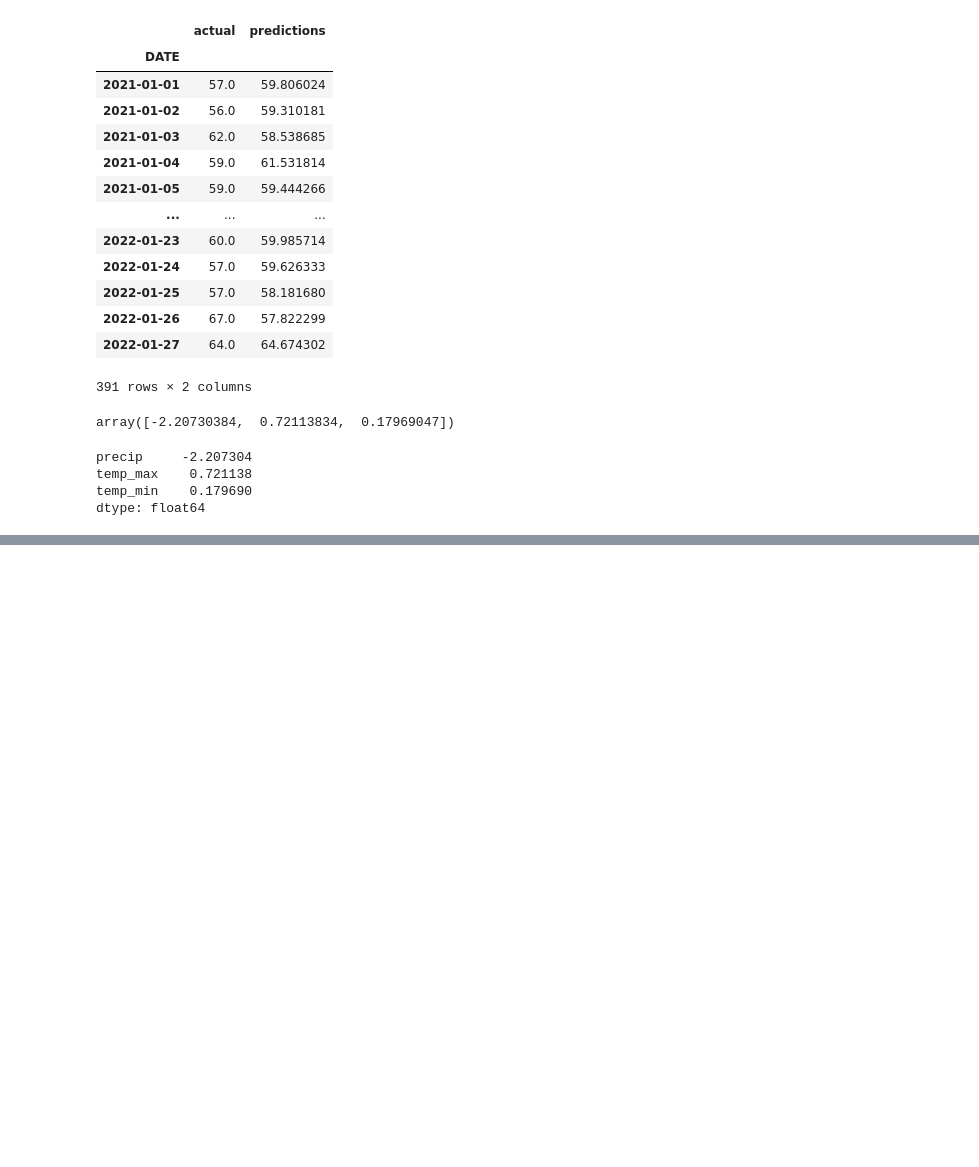
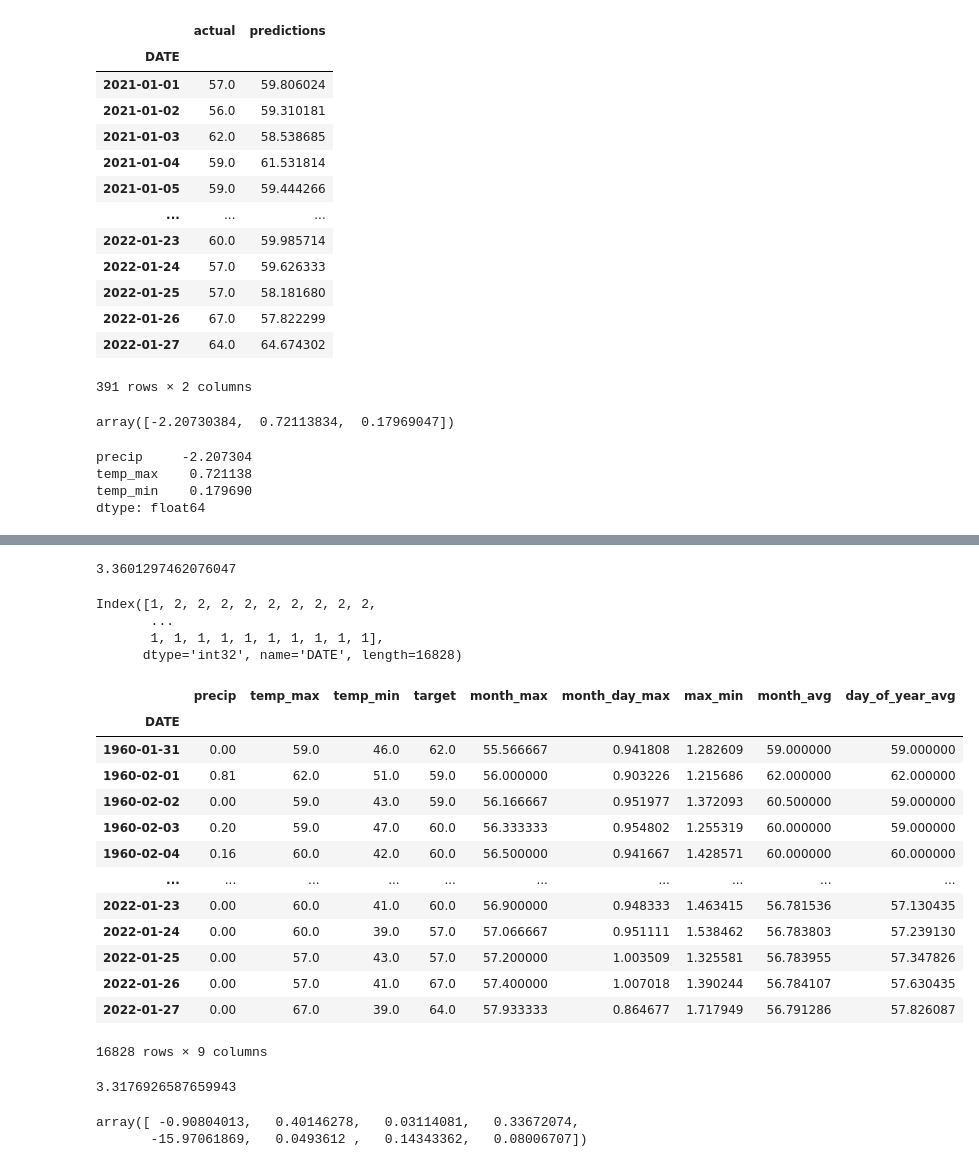
Before and after one commit to SkylarHuang55/Machine-Learning-Projects, a Jupyter notebook: Weather Prediction/Weather Prediction.ipynb, the cells around one changed output, grey strips where cells are left out. Saved outputs shown, nothing was run; the diff lists cells and outputs as text; code cells hidden in the pictures; blank space fills up the shorter version.

Commit message:
Weather Prediction Project Update

```diff
--- a/Weather Prediction/Weather Prediction.ipynb
+++ b/Weather Prediction/Weather Prediction.ipynb
@@ -360,0 +378,3 @@ def create_predictions(predictors,core_weather,reg):
+# %%
+core_weather['month_day_max'] = core_weather['month_max'] / core_weather['temp_max']
+core_weather['max_min'] = core_weather['temp_max'] / core_weather['temp_min']
@@ -360,0 +383,3 @@ def create_predictions(predictors,core_weather,reg):
+# %%
+core_weather = core_weather.iloc[30:,:].copy()
+core_weather
@@ -360,0 +403,32 @@ def create_predictions(predictors,core_weather,reg):
+# %%
+error
+# %% [output]
+3.3601297462076047
+# %%
+core_weather.index.month
+# %% [output]
+Index([1, 2, 2, 2, 2, 2, 2, 2, 2, 2,
+       ...
+       1, 1, 1, 1, 1, 1, 1, 1, 1, 1],
+      dtype='int32', name='DATE', length=16828)
+# %%
+core_weather['month_avg'] = core_weather['temp_max'].groupby(core_weather.index.month).transform(lambda x: x.expanding(1).mean())
+# %%
+core_weather['day_of_year_avg'] = core_weather['temp_max'].groupby(core_weather.index.day_of_year).transform(lambda x: x.expanding(1).mean())
+# %%
+core_weather
+# %% [output]
+|  | precip | temp_max | temp_min | target | month_max | month_day_max | max_min | month_avg | day_of_year_avg |
+| DATE |  |  |  |  |  |  |  |  |  |
+| 1960-01-31 | 0.00 | 59.0 | 46.0 | 62.0 | 55.566667 | 0.941808 | 1.282609 | 59.000000 | 59.000000 |
+| 1960-02-01 | 0.81 | 62.0 | 51.0 | 59.0 | 56.000000 | 0.903226 | 1.215686 | 62.000000 | 62.000000 |
+| 1960-02-02 | 0.00 | 59.0 | 43.0 | 59.0 | 56.166667 | 0.951977 | 1.372093 | 60.500000 | 59.000000 |
+| 1960-02-03 | 0.20 | 59.0 | 47.0 | 60.0 | 56.333333 | 0.954802 | 1.255319 | 60.000000 | 59.000000 |
+| 1960-02-04 | 0.16 | 60.0 | 42.0 | 60.0 | 56.500000 | 0.941667 | 1.428571 | 60.000000 | 60.000000 |
+| ... | ... | ... | ... | ... | ... | ... | ... | ... | ... |
+| 2022-01-23 | 0.00 | 60.0 | 41.0 | 60.0 | 56.900000 | 0.948333 | 1.463415 | 56.781536 | 57.130435 |
+| 2022-01-24 | 0.00 | 60.0 | 39.0 | 57.0 | 57.066667 | 0.951111 | 1.538462 | 56.783803 | 57.239130 |
+| 2022-01-25 | 0.00 | 57.0 | 43.0 | 57.0 | 57.200000 | 1.003509 | 1.325581 | 56.783955 | 57.347826 |
+| 2022-01-26 | 0.00 | 57.0 | 41.0 | 67.0 | 57.400000 | 1.007018 | 1.390244 | 56.784107 | 57.630435 |
+| 2022-01-27 | 0.00 | 67.0 | 39.0 | 64.0 | 57.933333 | 0.864677 | 1.717949 | 56.791286 | 57.826087 |
+16828 rows × 9 columns
@@ -360,0 +439,9 @@ def create_predictions(predictors,core_weather,reg):
+# %%
+error
+# %% [output]
+3.3176926587659943
+# %%
+reg.coef_
+# %% [output]
+array([ -0.90804013,   0.40146278,   0.03114081,   0.33672074,
+       -15.97061869,   0.0493612 ,   0.14343362,   0.08006707])
```
Also changed, not shown: parts of 13 cells of this notebook.
